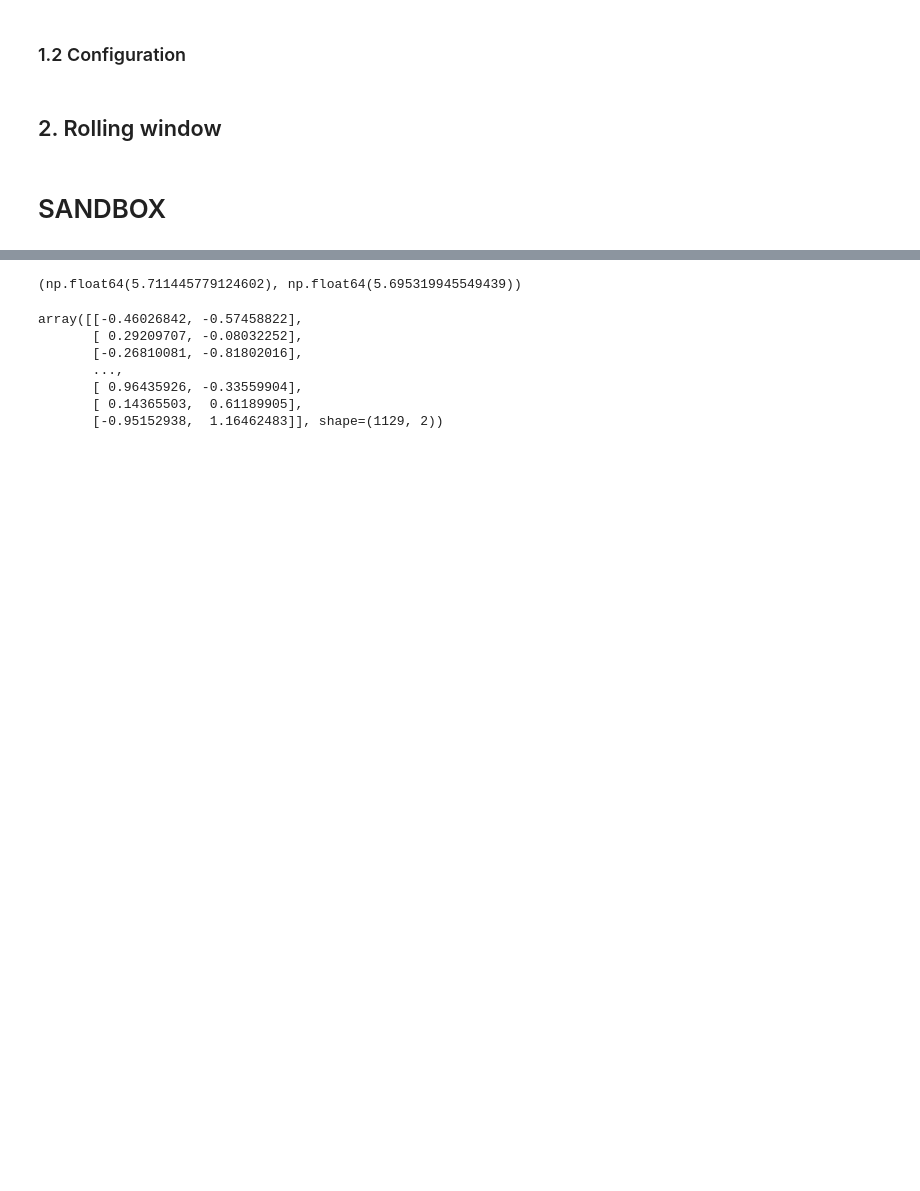
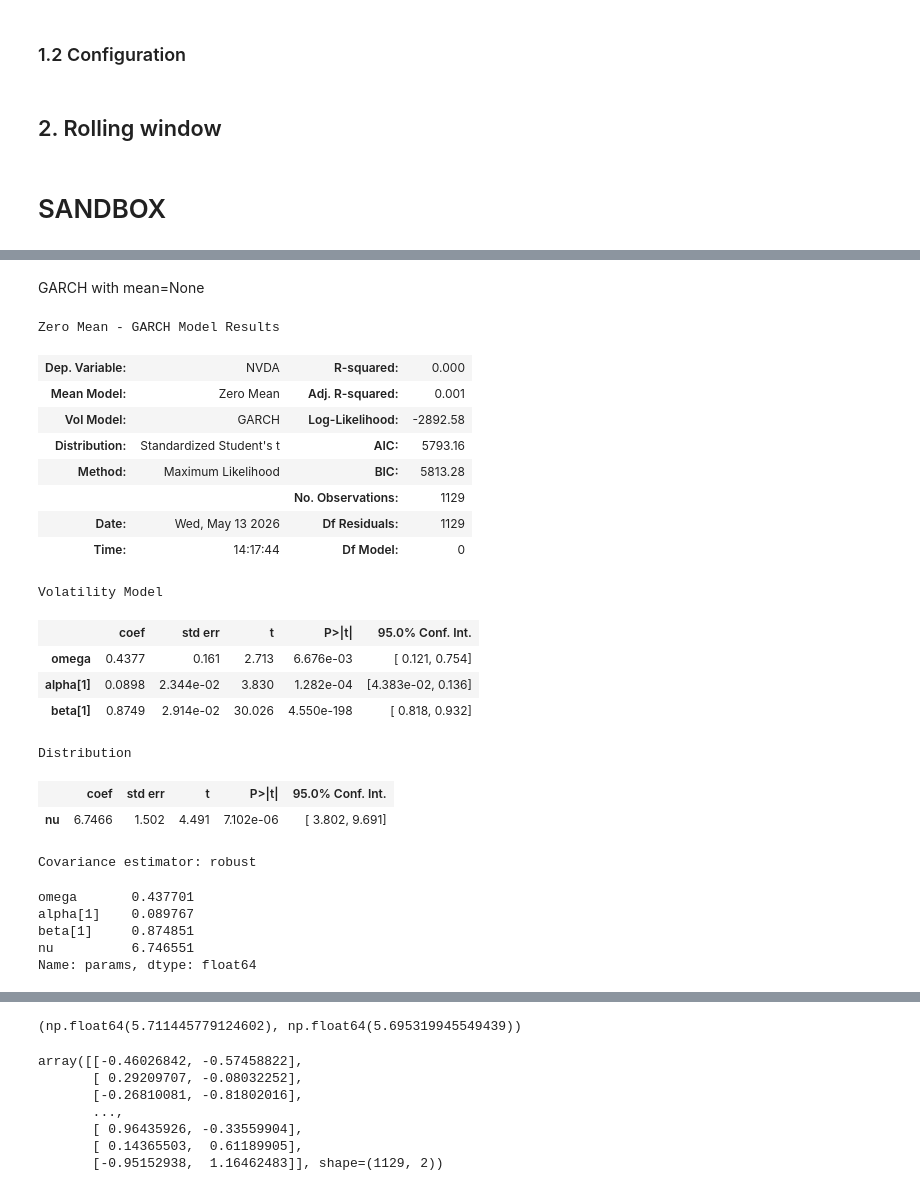
Before and after one commit to andrebraeuer/machinelearning, a Jupyter notebook: SANDBOX_copulagarch.ipynb, the cells around one changed output, grey strips where cells are left out. Saved outputs shown, nothing was run; the diff lists cells and outputs as text; code cells hidden in the pictures; blank space fills up the shorter version.

```diff
--- a/SANDBOX_copulagarch.ipynb
+++ b/SANDBOX_copulagarch.ipynb
@@ -67,0 +168,33 @@ weights = np.ones(len(TICKERS)) / len(TICKERS)
+# %% [markdown]
+GARCH with mean=None
+# %%
+model_nvda2 = arch_model(returns["NVDA"]*100, mean="Zero", vol="Garch", p=1, q=1, dist="t") # scale returns for better convergence
+res_nvda2 = model_nvda2.fit(disp="off", show_warning=False) # disp="off" to suppress output, show_warning=False to ignore convergence warnings
+res_nvda2.summary()
+# %% [output]
+Zero Mean - GARCH Model Results
+| Dep. Variable: | NVDA | R-squared: | 0.000 |
+| Mean Model: | Zero Mean | Adj. R-squared: | 0.001 |
+| Vol Model: | GARCH | Log-Likelihood: | -2892.58 |
+| Distribution: | Standardized Student's t | AIC: | 5793.16 |
+| Method: | Maximum Likelihood | BIC: | 5813.28 |
+|  |  | No. Observations: | 1129 |
+| Date: | Wed, May 13 2026 | Df Residuals: | 1129 |
+| Time: | 14:17:44 | Df Model: | 0 |
+Volatility Model
+|  | coef | std err | t | P>|t| | 95.0% Conf. Int. |
+| omega | 0.4377 | 0.161 | 2.713 | 6.676e-03 | [ 0.121, 0.754] |
+| alpha[1] | 0.0898 | 2.344e-02 | 3.830 | 1.282e-04 | [4.383e-02, 0.136] |
+| beta[1] | 0.8749 | 2.914e-02 | 30.026 | 4.550e-198 | [ 0.818, 0.932] |
+Distribution
+|  | coef | std err | t | P>|t| | 95.0% Conf. Int. |
+| nu | 6.7466 | 1.502 | 4.491 | 7.102e-06 | [ 3.802, 9.691] |
+Covariance estimator: robust
+# %%
+res_nvda2.params
+# %% [output]
+omega       0.437701
+alpha[1]    0.089767
+beta[1]     0.874851
+nu          6.746551
+Name: params, dtype: float64
```
Also changed, not shown: parts of 17 cells of this notebook.
